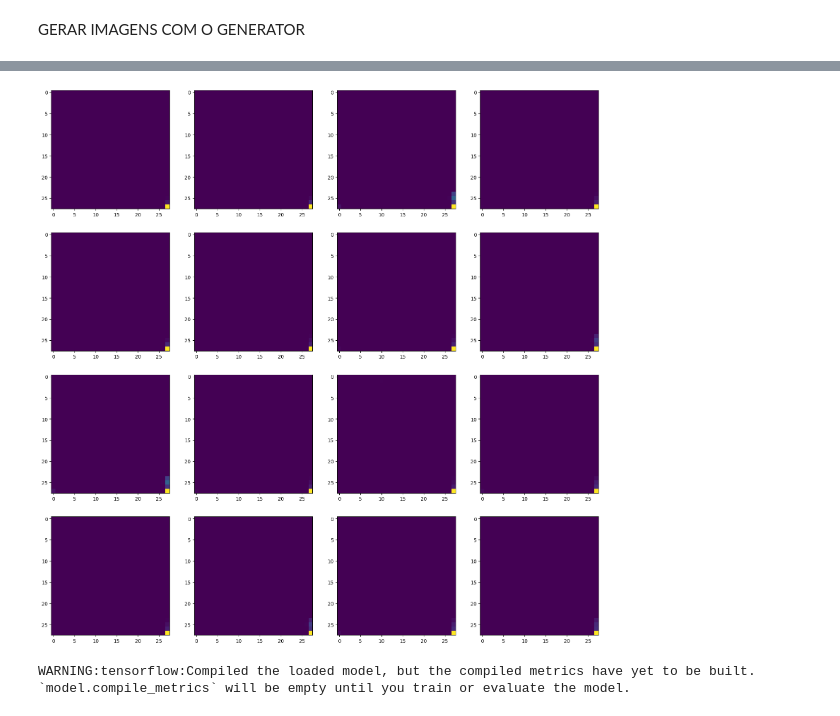
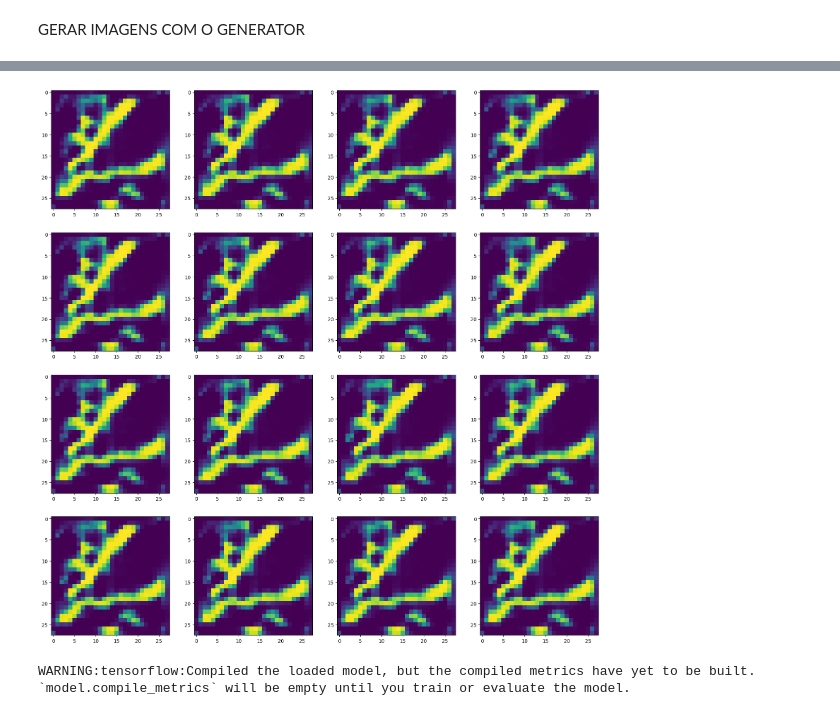
Before and after one commit to hmessas/kmnistGAN, a Jupyter notebook: Project-kmnist.ipynb, the cells around one changed output, grey strips where cells are left out. Saved outputs shown, nothing was run; the diff lists cells and outputs as text; code cells hidden in the pictures.

```diff
--- a/Project-kmnist.ipynb
+++ b/Project-kmnist.ipynb
@@ -381,7 +353,7 @@ GERAR IMAGENS COM O GENERATOR
 # %%
 # Imagens TREINADAS
 
-imgs=generator.predict(tf.random.normal((16,128,1)))
+imgs=generator.predict(tf.random.uniform((16,128,1)))
 fig, ax = plt.subplots(ncols=4,nrows=4,figsize=(20,20))
 for r in range(4):
     for c in range(4):
@@ -391,2 +363,2 @@ for r in range(4):
-[figure, old version]
+[figure, new version]
 # %%
```
Also changed, not shown: parts of 11 cells of this notebook.
